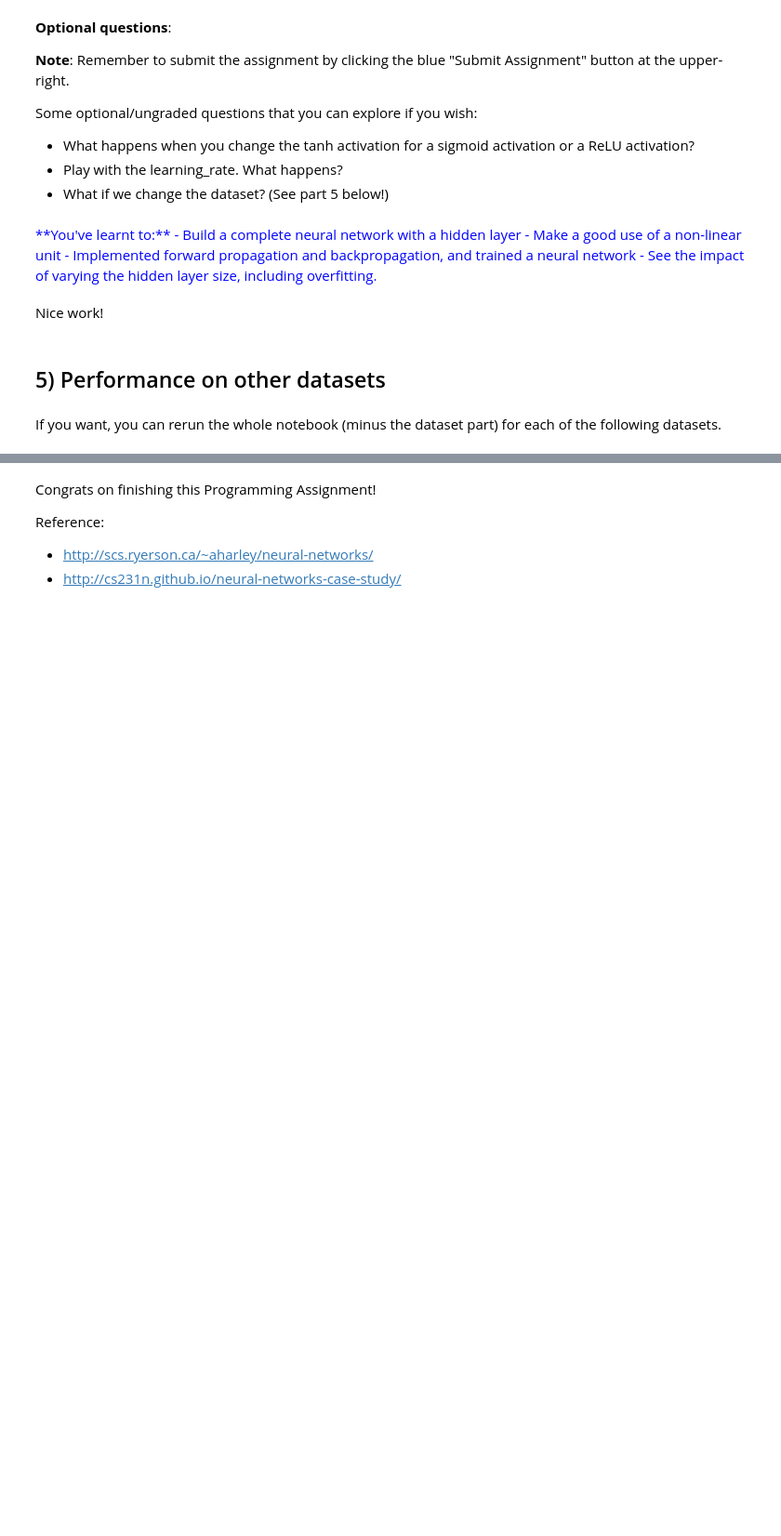
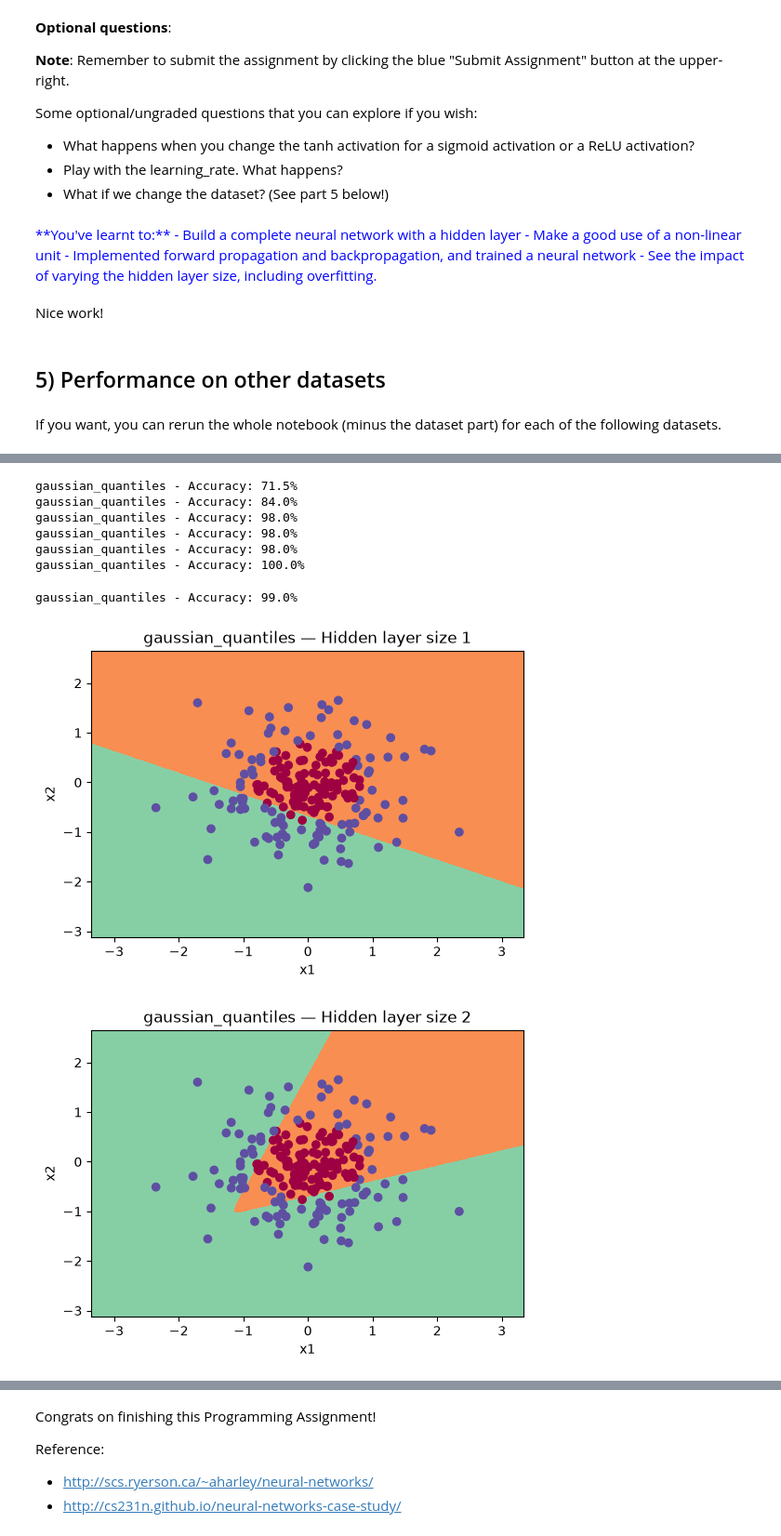
Before and after one commit to elisavitale/deep-learning-assignments, a Jupyter notebook: 1 - Neural Networks and Deep Learning/Week 3/Planar_data_classification_with_onehidden_layer.ipynb, the cells around one changed output, grey strips where cells are left out. Shown at 93% size. Drawn from its saved outputs; the diff is of its cells as text; code cells hidden in the pictures; blank space fills up the shorter version.

```diff
--- a/1 - Neural Networks and Deep Learning/Week 3/Planar_data_classification_with_onehidden_layer.ipynb
+++ b/1 - Neural Networks and Deep Learning/Week 3/Planar_data_classification_with_onehidden_layer.ipynb
@@ -931,0 +1044,31 @@ plt.scatter(X[0, :], X[1, :], c=Y, s=40, cmap=plt.cm.Spectral);
+# %%
+def run(dataset, n_h, learning_rate, num_iterations=10000, print_cost=False):
+    X, Y = datasets[dataset]
+    X, Y = X.T, Y.reshape(1, Y.shape[0])
+    if dataset == "blobs":
+        Y = Y % 2
+
+    parameters = nn_model(X, Y, n_h, learning_rate, num_iterations, print_cost)
+
+    plt.figure(figsize=(6, 4))
+    plot_decision_boundary(lambda x: predict(parameters, x.T), X, Y)
+    plt.title(f"{dataset} — Hidden layer size {n_h}")
+
+    predictions = predict(parameters, X)
+    print(dataset + " - Accuracy: " + str(np.mean(predictions == Y.ravel()) * 100) + "%") # This may take about 2 minutes to run
+
+    return 0
+
+hidden_layer_sizes = [1, 2, 3, 4, 5, 20, 50]
+for i, n_h in enumerate(hidden_layer_sizes):
+    run('gaussian_quantiles', n_h, 1.02, num_iterations=10000, print_cost=False)
+# %% [output]
+gaussian_quantiles - Accuracy: 71.5%
+gaussian_quantiles - Accuracy: 84.0%
+gaussian_quantiles - Accuracy: 98.0%
+gaussian_quantiles - Accuracy: 98.0%
+gaussian_quantiles - Accuracy: 98.0%
+gaussian_quantiles - Accuracy: 100.0%
+gaussian_quantiles - Accuracy: 99.0%
+[figure, added]
+[figure, added]
```
Also changed, not shown: parts of 26 cells of this notebook.
